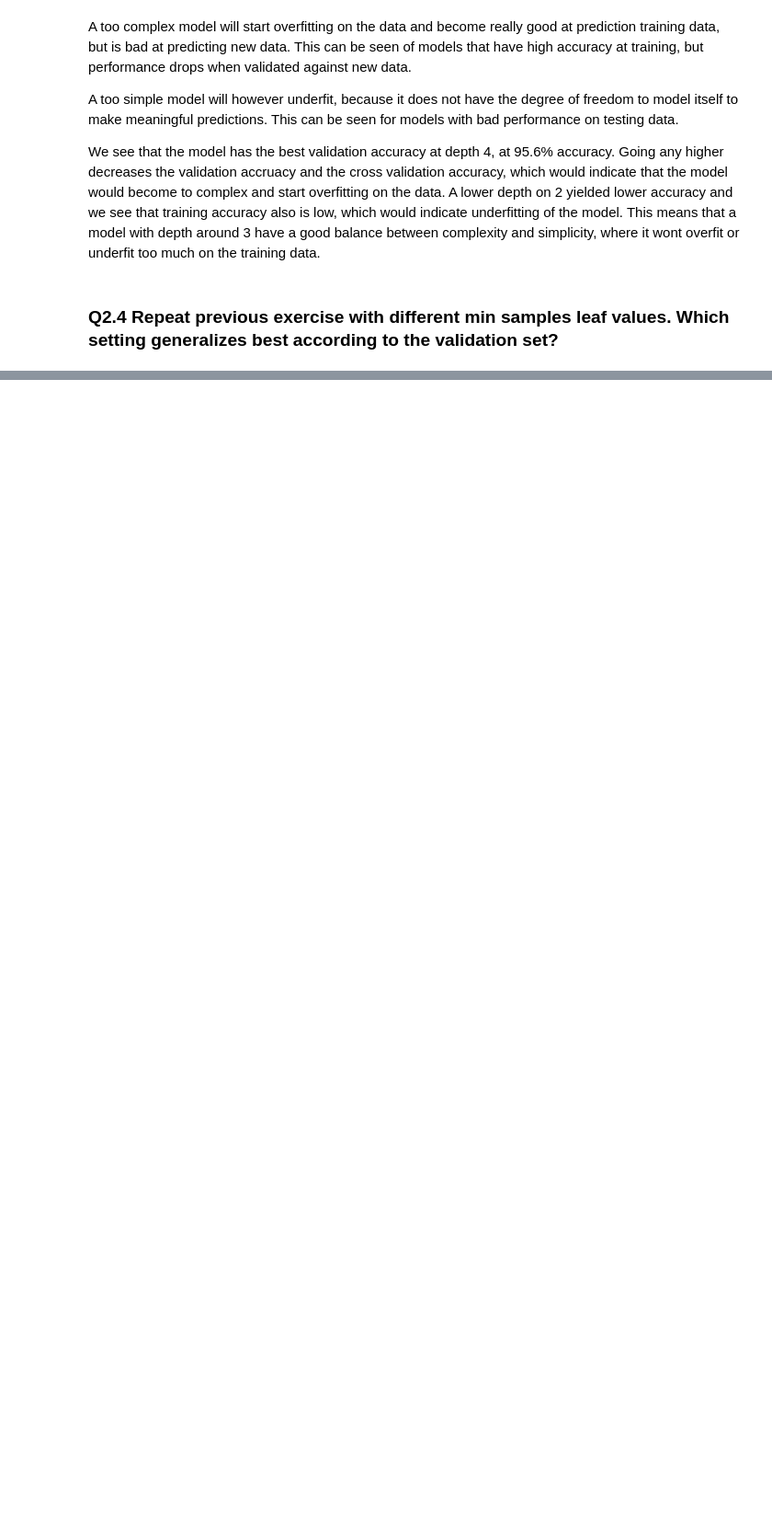
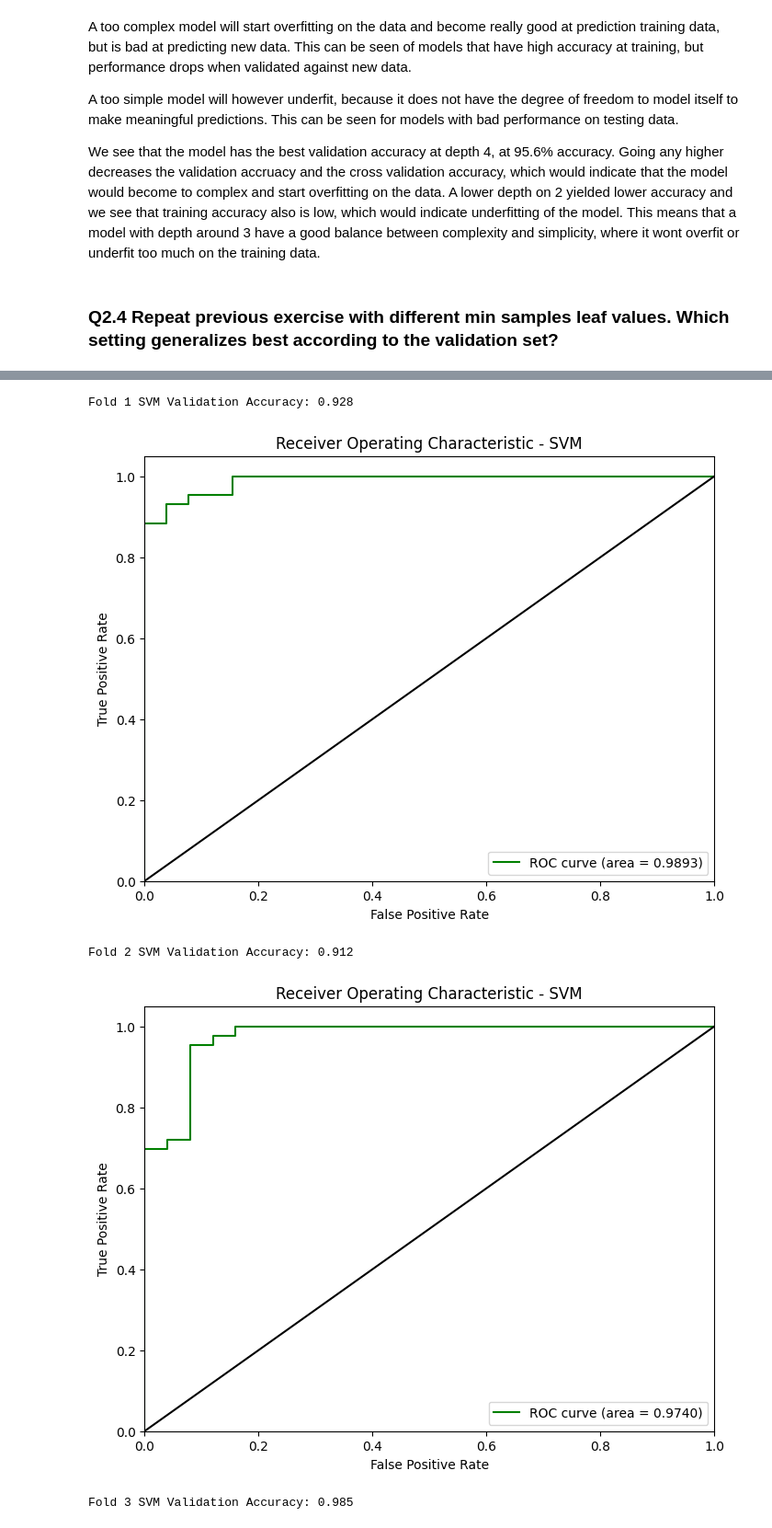
Before and after one commit to JoachimCode/IDATG2208_Assignments, a Jupyter notebook: assignment_2/assignment_2.ipynb, the cells around one changed output, grey strips where cells are left out. Shown at 92% size. Saved outputs shown, nothing was run; the diff lists cells and outputs as text; code cells hidden in the pictures; blank space fills up the shorter version.

```diff
--- a/assignment_2/assignment_2.ipynb
+++ b/assignment_2/assignment_2.ipynb
@@ -277,9 +303,7 @@ from sklearn.preprocessing import StandardScaler
 
 
 pca = PCA(n_components=0.95)
-X_reduced = pca.fit_transform(X_train)
-X_reduced = pd.DataFrame(X_reduced)
-X_reduced.describe()
 
-X_val_reduced = pca.transform(X_validation)
-X_val_reduced = pd.DataFrame(X_val_reduced)
+X_train_reduced = pca.fit_transform(X_train)
+X_train_reduced = pd.DataFrame(X_train_reduced)
+x_reduced_splits = list(cv.split(X_train_reduced, y_train))
@@ -378,0 +518,15 @@ Here we do the same using depth 4 and testing different minimum leaf samples. We
+# %%
+def plot_roc_curve(y_true, y_scores, model_name):
+    fpr, tpr, _ = roc_curve(y_true, y_scores)
+    roc_auc = auc(fpr, tpr)
+
+    plt.figure(figsize=(8, 6))
+    plt.plot(fpr, tpr, color='green', label=f'ROC curve (area = {roc_auc:.4f})')
+    plt.plot([0, 1], [0, 1], color='black')
+    plt.xlim([0.0, 1.0])
+    plt.ylim([0.0, 1.05])
+    plt.xlabel('False Positive Rate')
+    plt.ylabel('True Positive Rate')
+    plt.title(f'Receiver Operating Characteristic - {model_name}')
+    plt.legend(loc="lower right")
+    plt.show()
@@ -378,0 +535,25 @@ Here we do the same using depth 4 and testing different minimum leaf samples. We
+# %%
+svm = LinearSVC(random_state=42, max_iter=10000)
+accuracy_scores = []
+
+for split in range(1,6):
+    X_tr, X_val = X_train.iloc[x_training_splits[split-1][0]], X_train.iloc[x_training_splits[split-1][1]]
+    y_tr, y_val = y_train.iloc[x_training_splits[split-1][0]], y_train.iloc[x_training_splits[split-1][1]]
+
+    svm.fit(X_tr, y_tr)
+    val_pred = svm.predict(X_val)
+    val_acc = accuracy_score(y_val, val_pred)
+    print(f"Fold {split} SVM Validation Accuracy: {val_acc:.3f}")
+    accuracy_scores.append(val_acc)
+    plot_roc_curve(y_val, svm.decision_function(X_val), "SVM")
+
+mean_acc = np.mean(accuracy_scores)
+std_acc = np.std(accuracy_scores)
+print(f"\nSVM Mean Validation Accuracy: {mean_acc:.3f}")
+print(f"SVM Standard Deviation of Validation Accuracy: {std_acc:.3f}")
+# %% [output]
+Fold 1 SVM Validation Accuracy: 0.928
+[figure, added]
+Fold 2 SVM Validation Accuracy: 0.912
+[figure, added]
+Fold 3 SVM Validation Accuracy: 0.985
```
Also changed, not shown: parts of 56 cells of this notebook, 1 other file.
